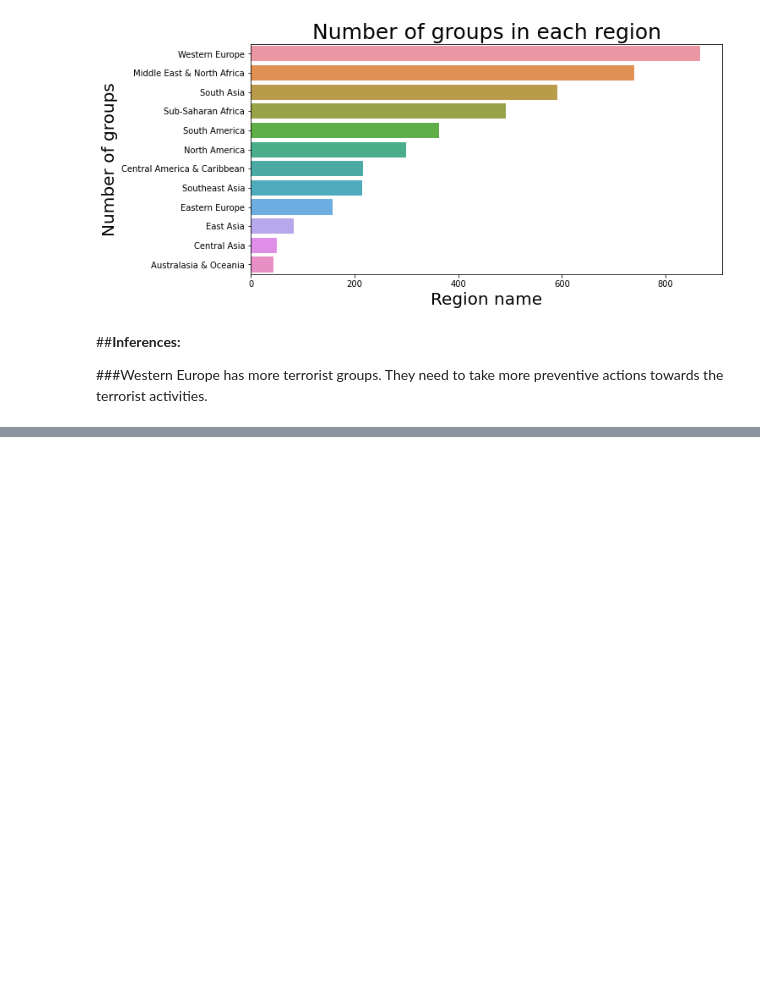
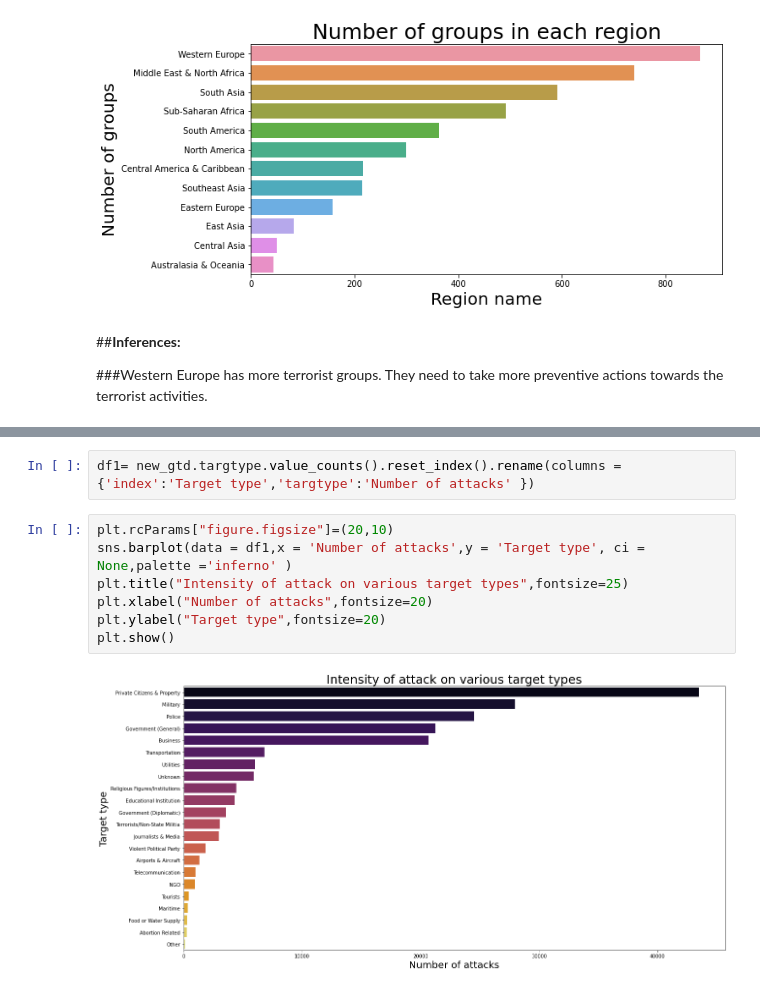
Before and after one commit to nivyathiruvoth/Global-Terrorism-Analysis, a Jupyter notebook: EDA_Global_Terrorism_Analysis.ipynb, the cells around one changed output, grey strips where cells are left out. Drawn from its saved outputs; the diff is of its cells as text; blank space fills up the shorter version.

```diff
--- a/EDA_Global_Terrorism_Analysis.ipynb
+++ b/EDA_Global_Terrorism_Analysis.ipynb
@@ -848,0 +904,11 @@ plt.show()
+# %%
+df1= new_gtd.targtype.value_counts().reset_index().rename(columns = {'index':'Target type','targtype':'Number of attacks' })
+# %%
+plt.rcParams["figure.figsize"]=(20,10)
+sns.barplot(data = df1,x = 'Number of attacks',y = 'Target type', ci = None,palette ='inferno' )
+plt.title("Intensity of attack on various target types",fontsize=25)
+plt.xlabel("Number of attacks",fontsize=20)
+plt.ylabel("Target type",fontsize=20)
+plt.show()
+# %% [output]
+[figure, added]
```
Also changed, not shown: parts of 12 cells of this notebook.
